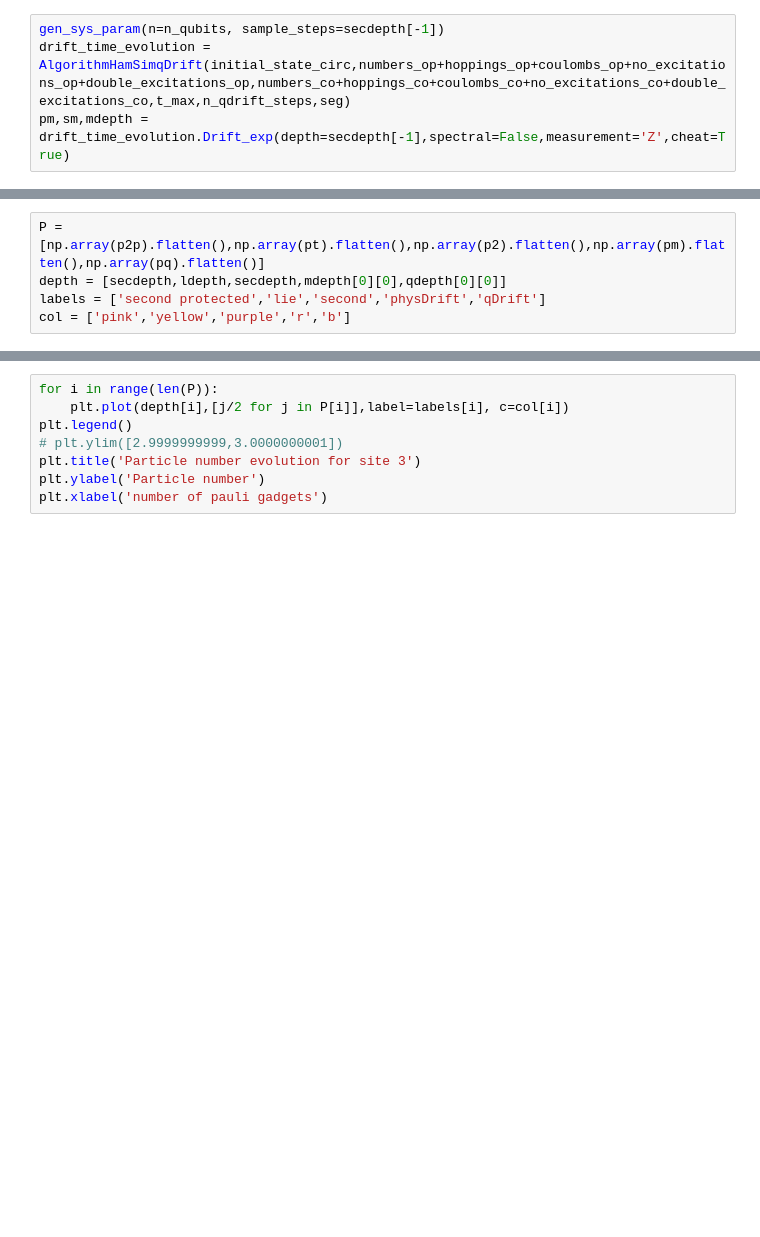
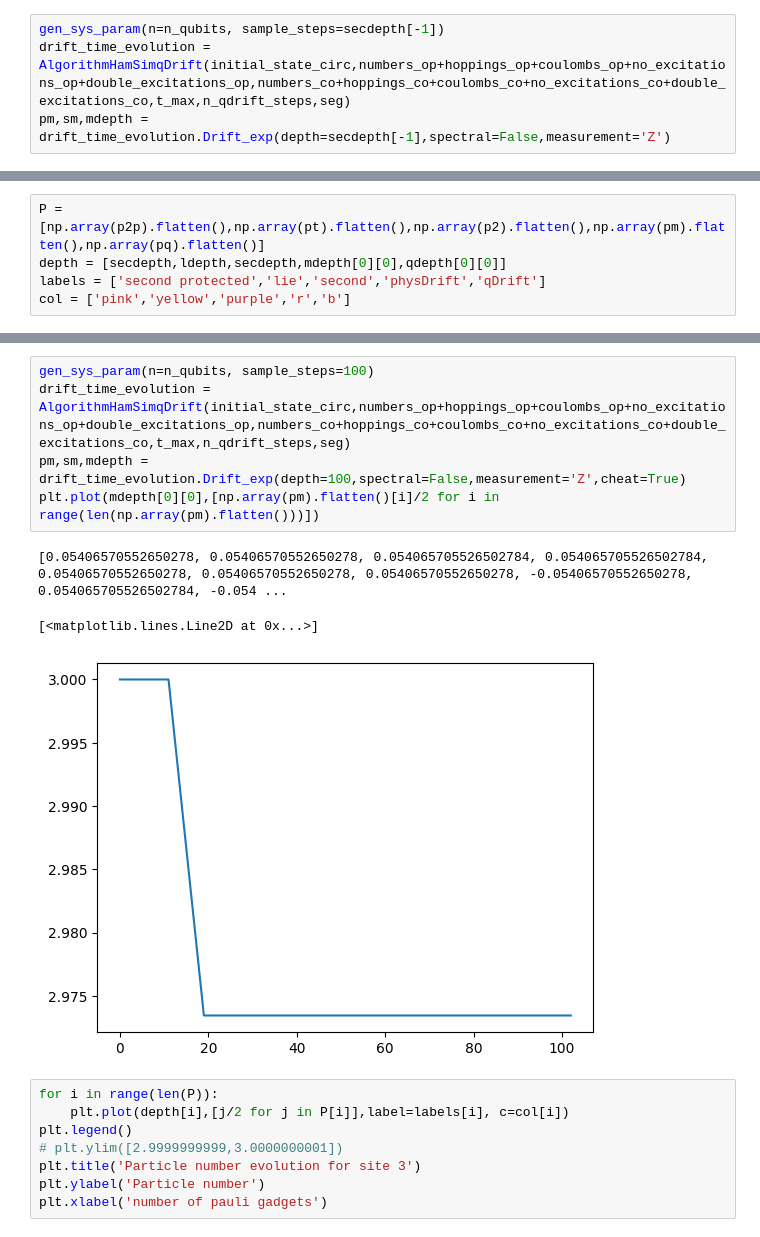
Before and after one commit to AprilSweettooth/Hamiltonian-Decomposition, a Jupyter notebook: Benchmarking_Hchain_part.ipynb, the cells around one changed output, grey strips where cells are left out. Cells and saved outputs as stored; diff of their text form; blank space fills up the shorter version.

```diff
--- a/Benchmarking_Hchain_part.ipynb
+++ b/Benchmarking_Hchain_part.ipynb
@@ -93,7 +93,7 @@ p2,secdepth = drift_time_evolution.trotter(order=2,spectral=False,measurement='Z
 # %%
 gen_sys_param(n=n_qubits, sample_steps=secdepth[-1])
 drift_time_evolution = AlgorithmHamSimqDrift(initial_state_circ,numbers_op+hoppings_op+coulombs_op+no_excitations_op+double_excitations_op,numbers_co+hoppings_co+coulombs_co+no_excitations_co+double_excitations_co,t_max,n_qdrift_steps,seg)
-pm,sm,mdepth = drift_time_evolution.Drift_exp(depth=secdepth[-1],spectral=False,measurement='Z',cheat=True)
+pm,sm,mdepth = drift_time_evolution.Drift_exp(depth=secdepth[-1],spectral=False,measurement='Z')
 # %%
 psample_count = [len(numbers_op),len(hoppings_op),len(coulombs_op),len(no_excitations_op),len(double_excitations_op)]
 # %%
@@ -164,3 +231,12 @@ col = ['pink','yellow','purple','r','b']
+# %%
+gen_sys_param(n=n_qubits, sample_steps=100)
+drift_time_evolution = AlgorithmHamSimqDrift(initial_state_circ,numbers_op+hoppings_op+coulombs_op+no_excitations_op+double_excitations_op,numbers_co+hoppings_co+coulombs_co+no_excitations_co+double_excitations_co,t_max,n_qdrift_steps,seg)
+pm,sm,mdepth = drift_time_evolution.Drift_exp(depth=100,spectral=False,measurement='Z',cheat=True)
+plt.plot(mdepth[0][0],[np.array(pm).flatten()[i]/2 for i in range(len(np.array(pm).flatten()))])
+# %% [output]
+[0.05406570552650278, 0.05406570552650278, 0.054065705526502784, 0.054065705526502784, 0.05406570552650278, 0.05406570552650278, 0.05406570552650278, -0.05406570552650278, 0.054065705526502784, -0.054 ...
+[<matplotlib.lines.Line2D at 0x...>]
+[figure, added]
 # %%
 for i in range(len(P)):
     plt.plot(depth[i],[j/2 for j in P[i]],label=labels[i], c=col[i])
```
Also changed, not shown: parts of 1 cell of this notebook, 12 other files.
